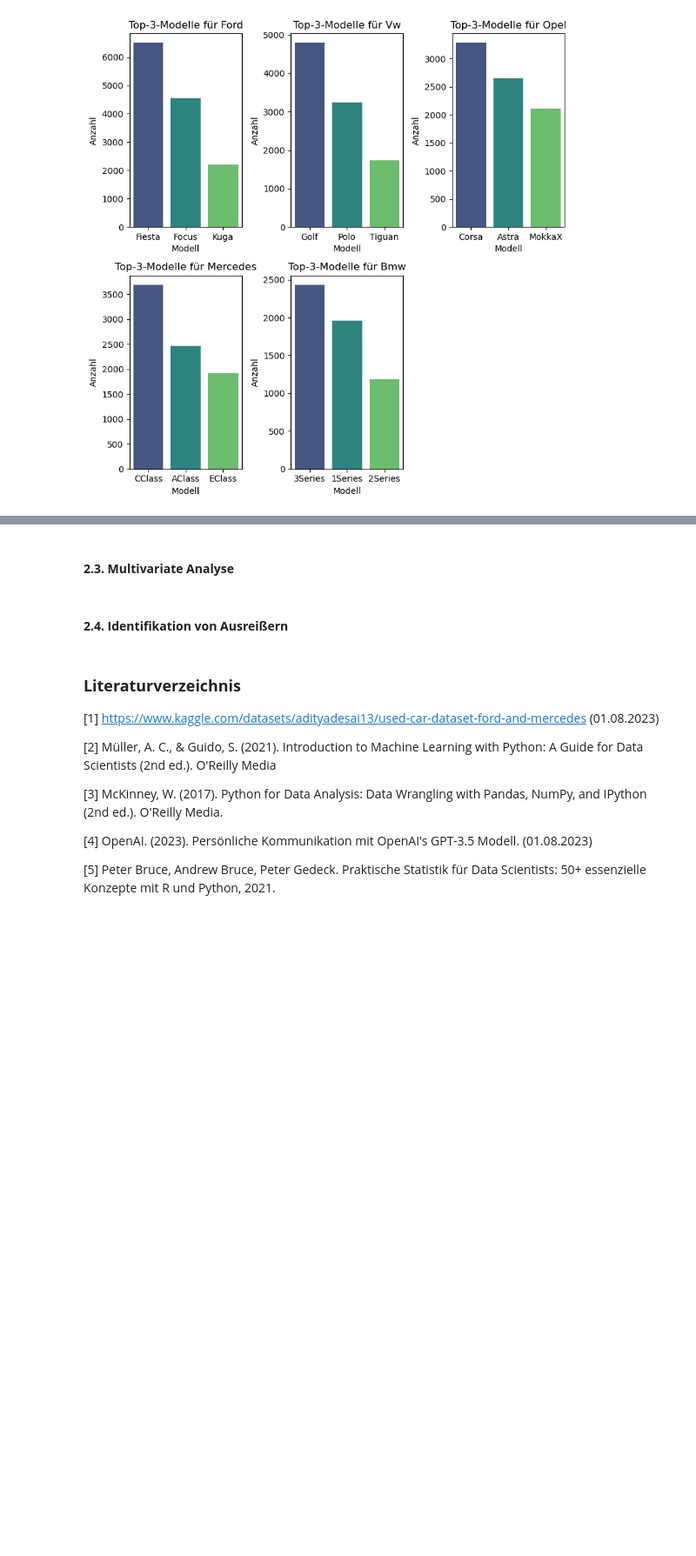
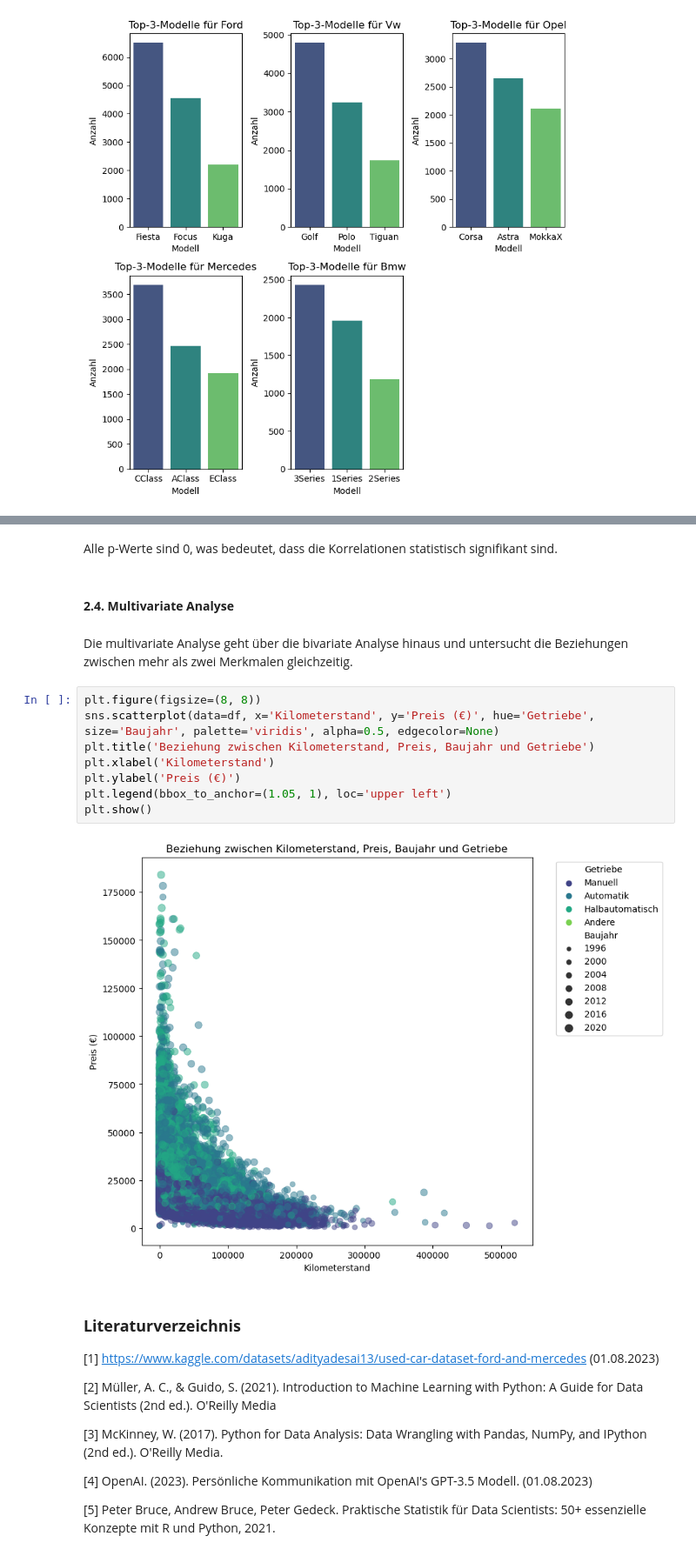
Before and after one commit to ONURYI/ML-Projekt---Gebrauchtwagen-Preisprognose, a Jupyter notebook: notebooks/Gesamtprojekt.ipynb, the cells around one changed output, grey strips where cells are left out. Shown at 87% size. Saved outputs shown, nothing was run; the diff lists cells and outputs as text; blank space fills up the shorter version.

```diff
--- a/notebooks/Gesamtprojekt.ipynb
+++ b/notebooks/Gesamtprojekt.ipynb
@@ -420,7 +496,19 @@ plt.show()
+# %% [markdown]
+Alle p-Werte sind 0, was bedeutet, dass die Korrelationen statistisch signifikant sind.
 # %% [markdown]
-#### <a id="Daten-bereinigen"></a>**2.3. Multivariate Analyse**
+#### <a id="Daten-bereinigen"></a>**2.4. Multivariate Analyse**
-# %% [markdown]
-#### <a id="Daten-bereinigen"></a>**2.4. Identifikation von Ausreißern**
+# %% [markdown]
+Die multivariate Analyse geht über die bivariate Analyse hinaus und untersucht die Beziehungen zwischen mehr als zwei Merkmalen gleichzeitig.
+# %%
+plt.figure(figsize=(8, 8))
+sns.scatterplot(data=df, x='Kilometerstand', y='Preis (€)', hue='Getriebe', size='Baujahr', palette='viridis', alpha=0.5, edgecolor=None)
+plt.title('Beziehung zwischen Kilometerstand, Preis, Baujahr und Getriebe')
+plt.xlabel('Kilometerstand')
+plt.ylabel('Preis (€)')
+plt.legend(bbox_to_anchor=(1.05, 1), loc='upper left')
+plt.show()
+# %% [output]
+[figure, added]
 # %% [markdown]
 ### **Literaturverzeichnis**
 
```
Also changed, not shown: parts of 9 cells of this notebook.
